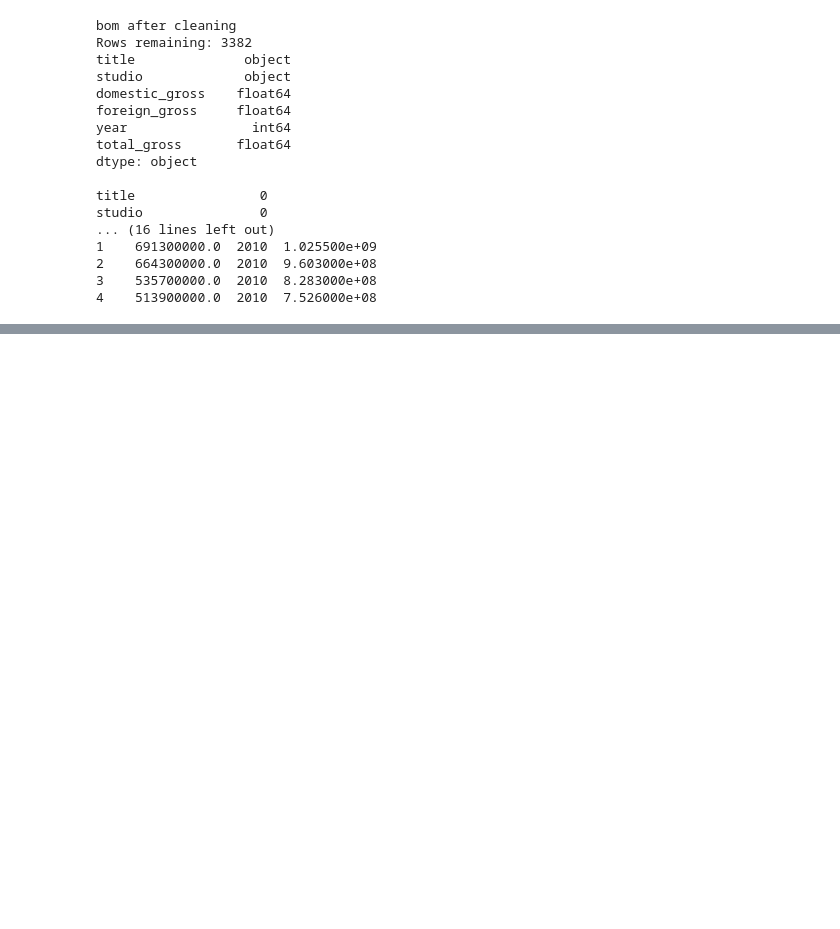
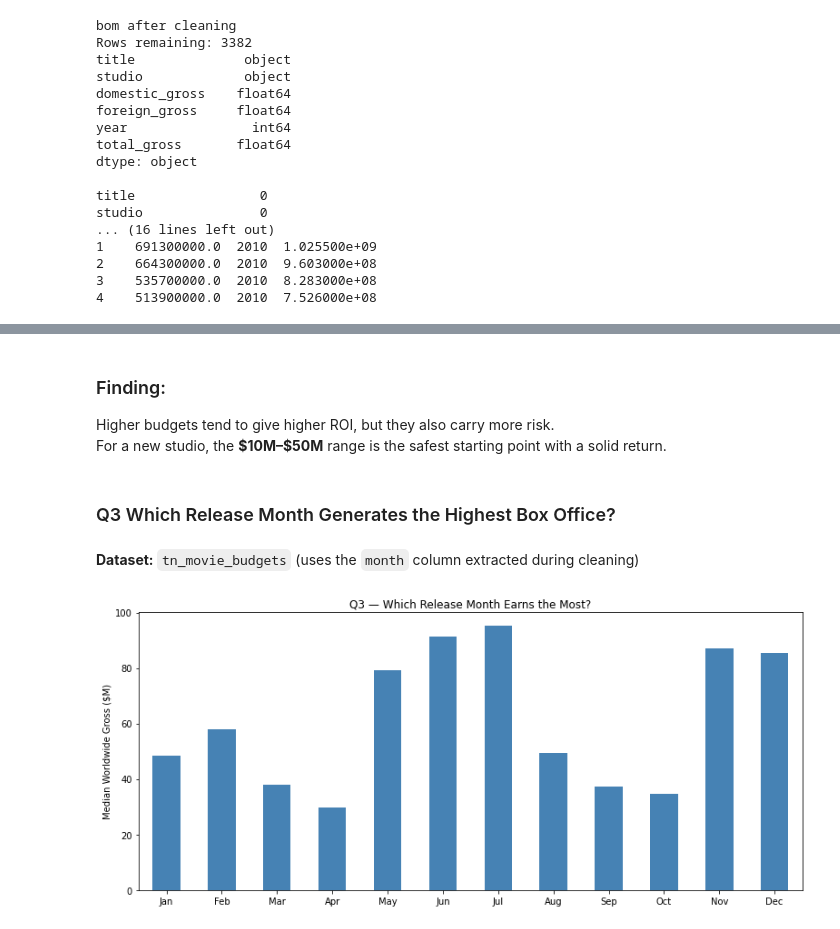
Before and after one commit to gachuratheuri/Phase-2-Group-2-Project, a Jupyter notebook: notebooks/exploratory.ipynb, the cells around one changed output, grey strips where cells are left out. Drawn from its saved outputs; the diff is of its cells as text; code cells hidden in the pictures; blank space fills up the shorter version.

```diff
--- a/notebooks/exploratory.ipynb
+++ b/notebooks/exploratory.ipynb
@@ -320,0 +377,25 @@ studio               0
+# %% [markdown]
+### Finding:
+Higher budgets tend to give higher ROI, but they also carry more risk.
+For a new studio, the **\$10M–\$50M** range is the safest starting point with a solid return.
+# %% [markdown]
+### Q3  Which Release Month Generates the Highest Box Office?
+# %% [markdown]
+**Dataset:** `tn_movie_budgets` (uses the `month` column extracted during cleaning)
+# %%
+# Get median worldwide gross per month
+gross_by_month = merged.groupby('month')['worldwide_gross'].median() / 1e6
+
+# Give months proper names
+month_names = ['Jan','Feb','Mar','Apr','May','Jun','Jul','Aug','Sep','Oct','Nov','Dec']
+gross_by_month.index = month_names
+
+# Plot
+gross_by_month.plot(kind='bar', figsize=(11, 5), color='steelblue', rot=0)
+
+plt.ylabel('Median Worldwide Gross ($M)')
+plt.title('Q3 — Which Release Month Earns the Most?')
+plt.tight_layout()
+plt.show()
+# %% [output]
+[figure, added]
```
Also changed, not shown: parts of 20 cells of this notebook.
